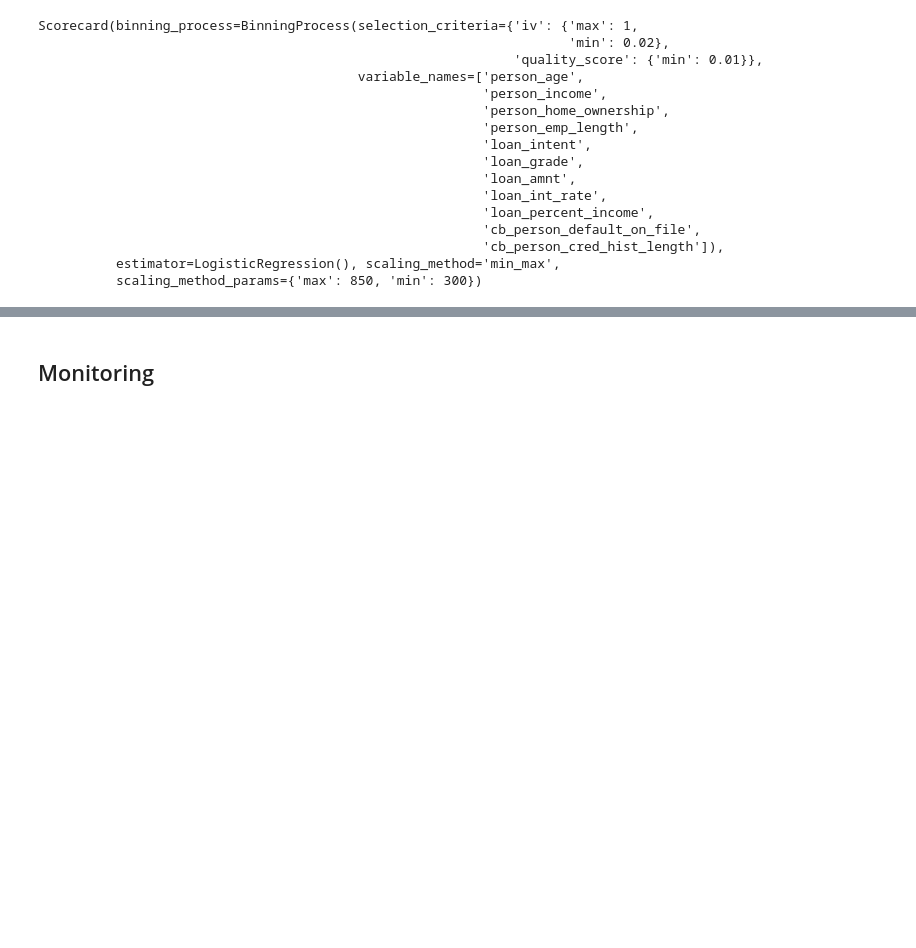
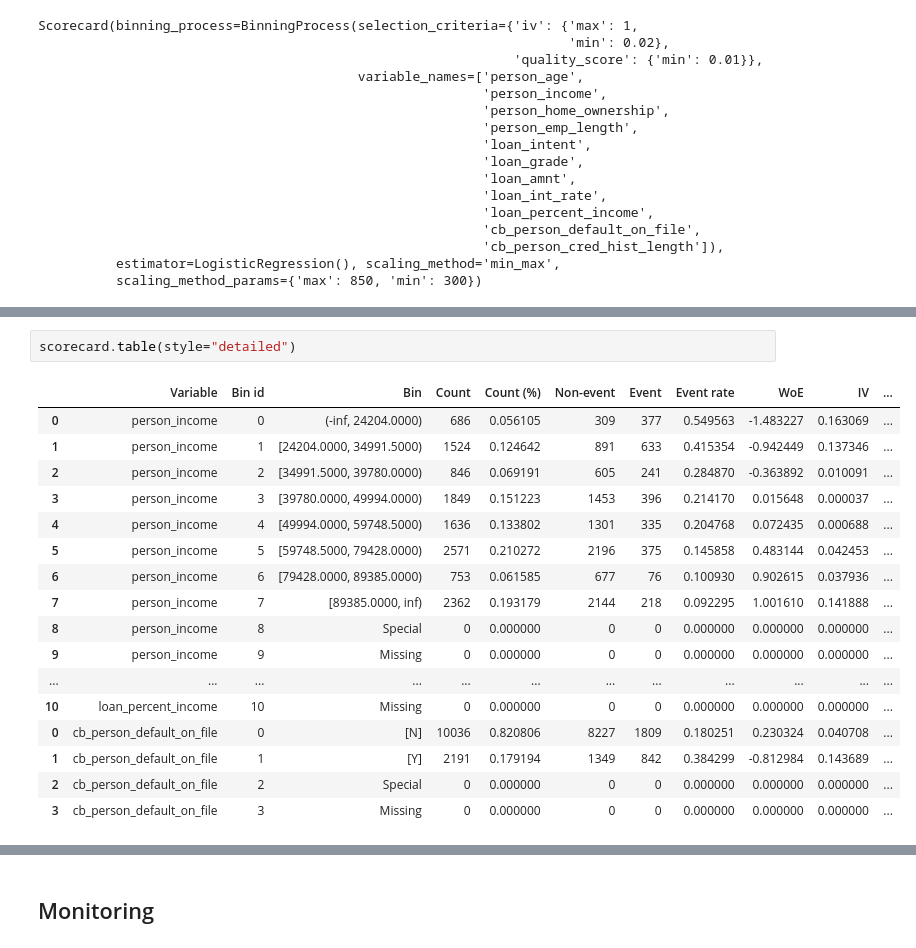
Before and after one commit to oun-vikreth/oun-vikreth.github.io, a Jupyter notebook: posts/credit scoring/code.ipynb, the cells around one changed output, grey strips where cells are left out. Cells and saved outputs as stored; diff of their text form; blank space fills up the shorter version.

```diff
--- a/posts/credit scoring/code.ipynb
+++ b/posts/credit scoring/code.ipynb
@@ -202 +202,21 @@ Copyright (c) 2019-2024 Guillermo Navas-Palencia, Apache License 2.0
       rounding                          0.00 sec   (  0.00%)
+# %%
+scorecard.table(style="detailed")
+# %% [output]
+|  | Variable | Bin id | Bin | Count | Count (%) | Non-event | Event | Event rate | WoE | IV | ... |
+| 0 | person_income | 0 | (-inf, 24204.0000) | 686 | 0.056105 | 309 | 377 | 0.549563 | -1.483227 | 0.163069 | ... |
+| 1 | person_income | 1 | [24204.0000, 34991.5000) | 1524 | 0.124642 | 891 | 633 | 0.415354 | -0.942449 | 0.137346 | ... |
+| 2 | person_income | 2 | [34991.5000, 39780.0000) | 846 | 0.069191 | 605 | 241 | 0.284870 | -0.363892 | 0.010091 | ... |
+| 3 | person_income | 3 | [39780.0000, 49994.0000) | 1849 | 0.151223 | 1453 | 396 | 0.214170 | 0.015648 | 0.000037 | ... |
+| 4 | person_income | 4 | [49994.0000, 59748.5000) | 1636 | 0.133802 | 1301 | 335 | 0.204768 | 0.072435 | 0.000688 | ... |
+| 5 | person_income | 5 | [59748.5000, 79428.0000) | 2571 | 0.210272 | 2196 | 375 | 0.145858 | 0.483144 | 0.042453 | ... |
+| 6 | person_income | 6 | [79428.0000, 89385.0000) | 753 | 0.061585 | 677 | 76 | 0.100930 | 0.902615 | 0.037936 | ... |
+| 7 | person_income | 7 | [89385.0000, inf) | 2362 | 0.193179 | 2144 | 218 | 0.092295 | 1.001610 | 0.141888 | ... |
+| 8 | person_income | 8 | Special | 0 | 0.000000 | 0 | 0 | 0.000000 | 0.000000 | 0.000000 | ... |
+| 9 | person_income | 9 | Missing | 0 | 0.000000 | 0 | 0 | 0.000000 | 0.000000 | 0.000000 | ... |
+| ... | ... | ... | ... | ... | ... | ... | ... | ... | ... | ... | ... |
+| 10 | loan_percent_income | 10 | Missing | 0 | 0.000000 | 0 | 0 | 0.000000 | 0.000000 | 0.000000 | ... |
+| 0 | cb_person_default_on_file | 0 | [N] | 10036 | 0.820806 | 8227 | 1809 | 0.180251 | 0.230324 | 0.040708 | ... |
+| 1 | cb_person_default_on_file | 1 | [Y] | 2191 | 0.179194 | 1349 | 842 | 0.384299 | -0.812984 | 0.143689 | ... |
+| 2 | cb_person_default_on_file | 2 | Special | 0 | 0.000000 | 0 | 0 | 0.000000 | 0.000000 | 0.000000 | ... |
+| 3 | cb_person_default_on_file | 3 | Missing | 0 | 0.000000 | 0 | 0 | 0.000000 | 0.000000 | 0.000000 | ... |
```
Also changed, not shown: parts of 11 cells of this notebook, 10 other files.
